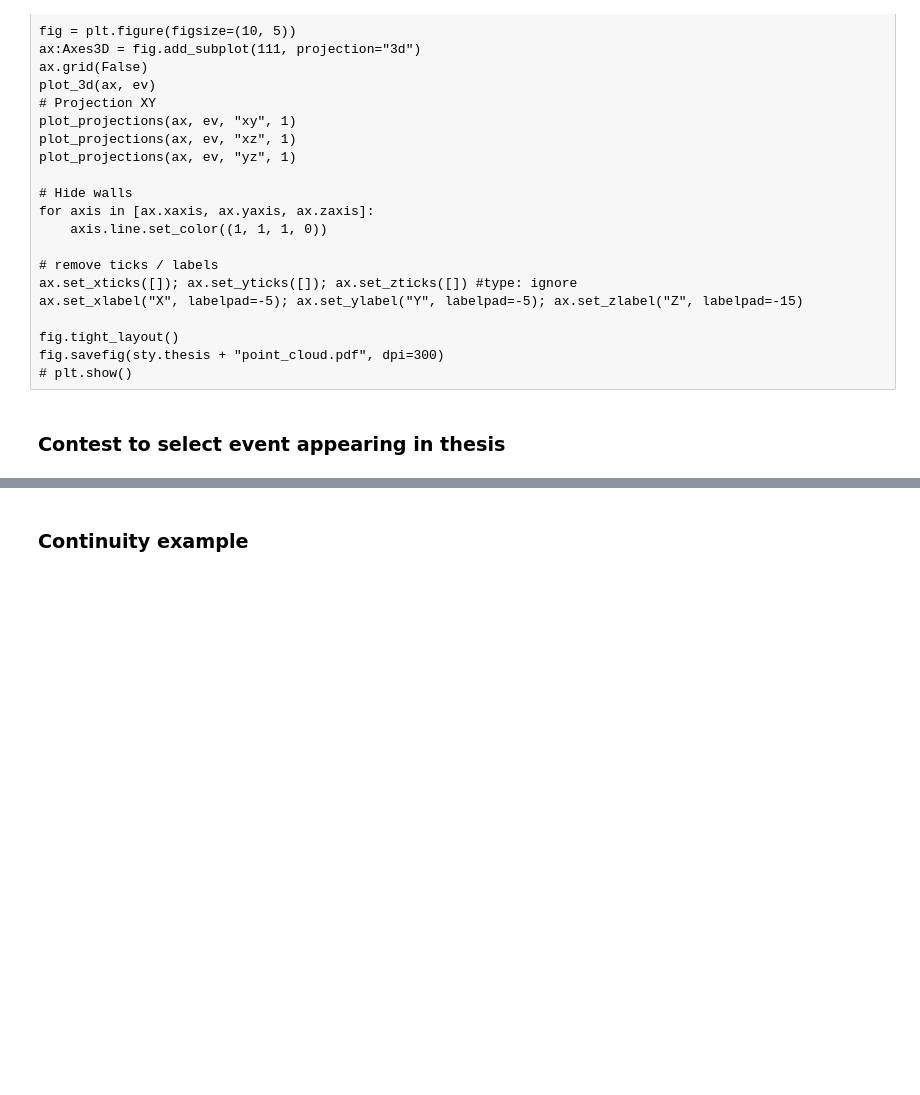
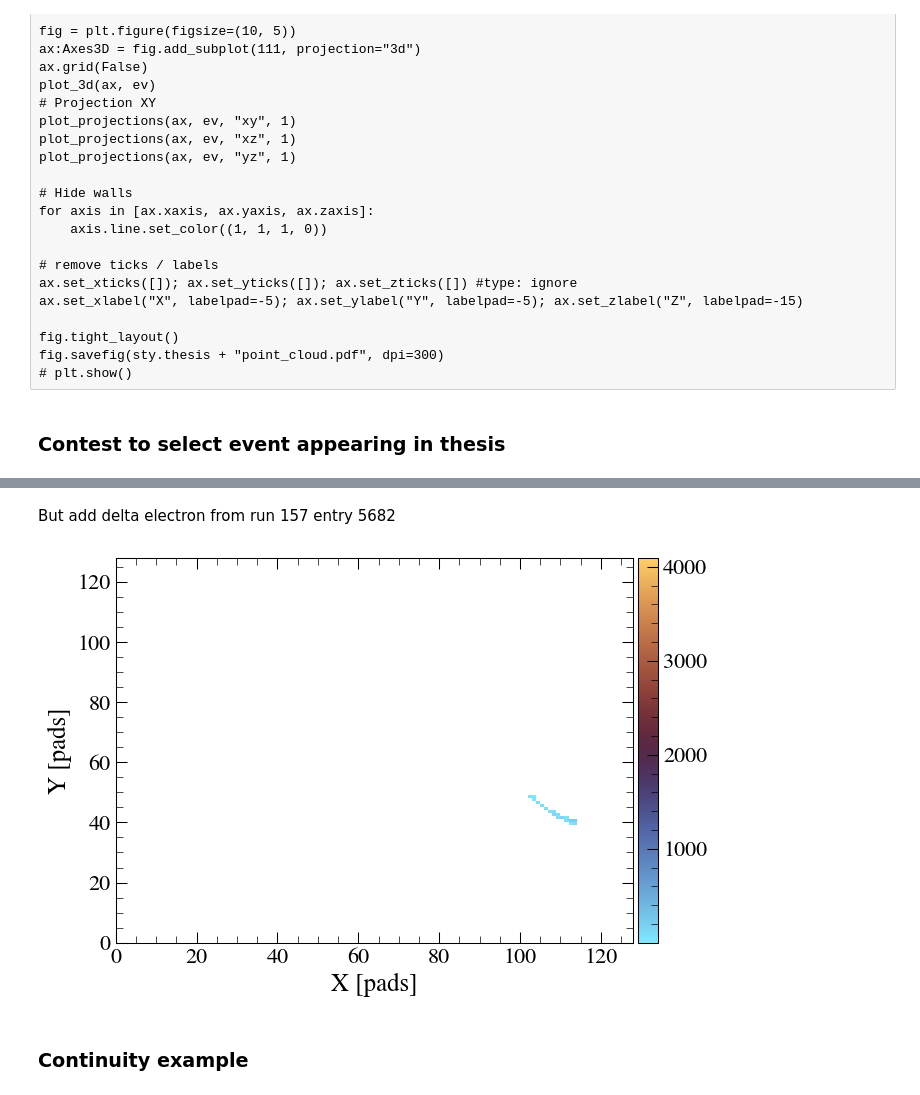
Before and after one commit to loopset/e796-analysis, a Jupyter notebook: Publications/analysis/track_reconstruction.ipynb, the cells around one changed output, grey strips where cells are left out. Saved outputs shown, nothing was run; the diff lists cells and outputs as text; code cells hidden in the pictures; blank space fills up the shorter version.

```diff
--- a/Publications/analysis/track_reconstruction.ipynb
+++ b/Publications/analysis/track_reconstruction.ipynb
@@ -148,3 +156,29 @@ ev = evs[2]
+# %% [markdown]
+But add delta electron from run 157 entry 5682
+# %%
+evdelta = TPCInterface(get_TPCData("../Code/Events/run_157_entry_5682.root"))
+# Leave only the delta electron cluster
+evdelta.fVoxels = {k: v for k, v in evdelta.fVoxels.items() if k == 5}
+# And reset the histogram, filling only the contents of this voxel
+evdelta.fHist.reset()
+for v in evdelta.fVoxels[5]:
+    pos = v.GetPosition()  # type: ignore
+    evdelta.fHist.fill(pos.X(), pos.Y(), pos.Z(), weight=v.GetCharge())  # type: ignore
+
+
+# And modify the other
+def add_deltae(tpc: TPCInterface) -> None:
+    tpc.fHist += evdelta.fHist
+    idx = max(k for k in tpc.fVoxels.keys())
+    tpc.fVoxels[idx + 1] = evdelta.fVoxels[5]
+    tpc.fLines[idx + 1] = evdelta.fLines[5]
+
+add_deltae(ev)
+
+fig, ax = plt.subplots()
+evdelta.plot(ax=ax, isCluster=False)
+# %% [output]
+[figure, added]
 # %% [markdown]
 ### Continuity example
 # %%
```
Also changed, not shown: parts of 8 cells of this notebook, 5 other files.
